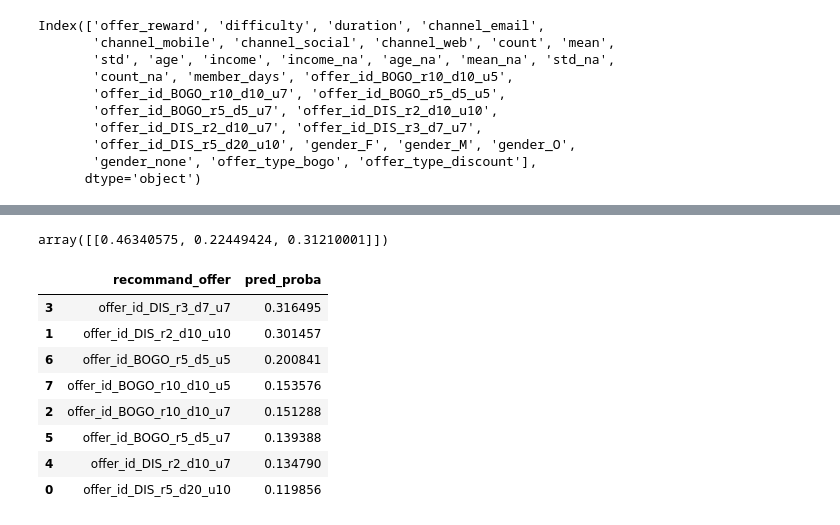
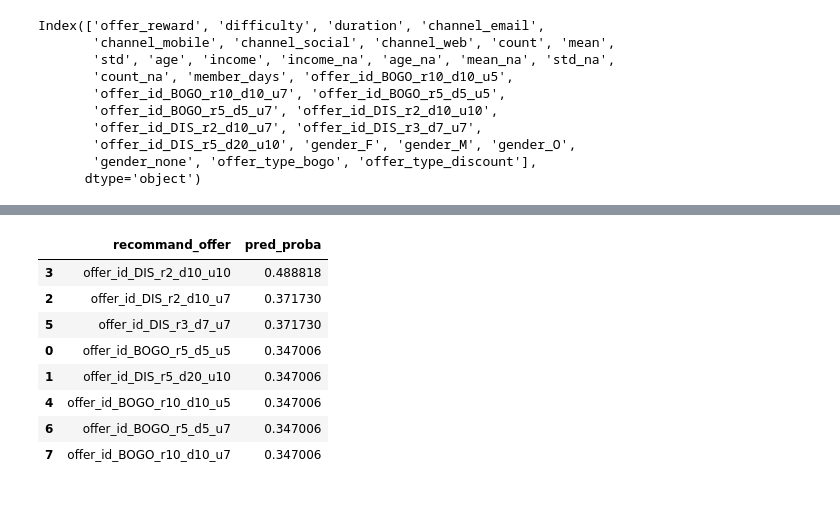
Before and after one commit to venson/starbucks, a Jupyter notebook: Starbucks_Capstone_notebook.ipynb, the cells around one changed output, grey strips where cells are left out. Saved outputs shown, nothing was run; the diff lists cells and outputs as text; code cells hidden in the pictures.

```diff
--- a/Starbucks_Capstone_notebook.ipynb
+++ b/Starbucks_Capstone_notebook.ipynb
@@ -1068,16 +1038,8 @@ best
 # %%
-parameters = {'boosting_type': 'gbdt',
- 'learning_rate': 0.19906721840161523,
- 'max_bin': 9,
- 'max_depth': 6,
- 'n_estimators': 6,
- 'reg_alpha': 50.0,
- 'reg_lambda': 2.814524696460551}
-
-clf = LGBMClassifier(**parameters, random_state=42)
-clf.fit(x_train, y_train)
-print(classification_report(y_test,clf.predict(x_test)))
-ConfusionMatrixDisplay.from_estimator( clf, x_test, y_test, normalize = 'pred')
+LGBMclf = LGBMClassifier(**best, random_state=42)
+LGBMclf.fit(x_train, y_train)
+print(classification_report(y_test,LGBMclf.predict(x_test)))
+ConfusionMatrixDisplay.from_estimator( LGBMclf, x_test, y_test, normalize = 'pred')
 plt.show()
 # %% [output]
               precision    recall  f1-score   support
@@ -1124,11 +1085,7 @@ user_info
 8 rows × 32 columns
-# %%
-clf.predict_proba(x_test.head(1))
-# %% [output]
-array([[0.46340575, 0.22449424, 0.31210001]])
 # %%
 def recomand_offer(age, income, gender, count, mean, std, member_days, user_info=user_info,\
-     classifier=clf,stdscaler=stdscaler, MMscaler=MMscaler):
+     classifier=LGBMclf,stdscaler=stdscaler, MMscaler=MMscaler):
     """
     recommand offer base on user infomation
     the result is base on the probality of completed the offer
@@ -1140,46 +1097,46 @@ def recomand_offer(age, income, gender, count, mean, std, member_days, user_info
 
 
     # process the input data
     user.loc[:,'age'] = 0 if np.isnan(age) else age
     user.loc[:,'age_na'] = 1 if np.isnan(age) else 0
     user.loc[:,'income'] = 0 if np.isnan(income) else income
     user.loc[:,'income_na'] = 1 if np.isnan(income) else 0
 
     user.loc[:,'count'] = 0 if np.isnan(count) else count
     user.loc[:,'count_na'] = 1 if np.isnan(count) else 0
     user.loc[:,'mean'] = 0 if np.isnan(mean) else mean
     user.loc[:,'mean_na'] = 1 if np.isnan(mean) else 0
     user.loc[:,'std'] = 0 if np.isnan(std) else std
     user.loc[:,'std_na'] = 1 if np.isnan(std) else 0
     user.loc[:,'member_days'] = 0 if np.isnan(member_days) else member_days
 
-    user.loc[:,'gender_F'] = 0 if np.isnan(gender) else (1 if gender =='F' else 0)
-    user.loc[:,'gender_M'] = 0 if np.isnan(gender) else (1 if gender =='M' else 0)
-    user.loc[:,'gender_O'] = 0 if np.isnan(gender) else (1 if gender =='O' else 0)
-    user.loc[:,'gender_none'] = 1 if np.isnan(gender) else 0
+    user.loc[:,'gender_F'] = 0 if pd.isnull(gender) else (1 if gender =='F' else 0)
+    user.loc[:,'gender_M'] = 0 if pd.isnull(gender) else (1 if gender =='M' else 0)
+    user.loc[:,'gender_O'] = 0 if pd.isnull(gender) else (1 if gender =='O' else 0)
+    user.loc[:,'gender_none'] = 1 if pd.isnull(gender) else 0
 
     # use scalers to transform the input data
     user[numeric_features] = stdscaler.transform(user[numeric_features])
     user[MinMax_features] = MMscaler.transform(user[MinMax_features])
-    pred = clf.predict_proba(user)
+    pred = classifier.predict_proba(user)
 
     result = pd.concat([user.loc[:,user.columns.str.contains('^offer_id')], \
-        pd.Series(pred[:,2], name='pred_proba')], axis = 1)
+        pd.Series(pred[:,1], name='pred_proba')], axis = 1)
     result.sort_values('pred_proba', ascending=False, inplace=True)
     offer_list = result.columns[result.columns.str.contains('^offer_id')]
     result.loc[:, 'recommand_offer'] = result.loc[:,offer_list].\
         apply(lambda x: offer_list[x ==1].to_list()[0], axis = 1)
     return result[['recommand_offer', 'pred_proba']]
 
-# age,income,gender,count,mean, std, member_days
-recomand_offer(np.nan,2,3,4,5,6,3)
+# age,income,gender('M', 'F', 'O', pd.NA),count,mean, std, member_days
+recomand_offer(np.nan, 20000,'F',2,16,2,344)
 # %% [output]
 |  | recommand_offer | pred_proba |
-| 3 | offer_id_DIS_r3_d7_u7 | 0.316495 |
-| 1 | offer_id_DIS_r2_d10_u10 | 0.301457 |
-| 6 | offer_id_BOGO_r5_d5_u5 | 0.200841 |
-| 7 | offer_id_BOGO_r10_d10_u5 | 0.153576 |
-| 2 | offer_id_BOGO_r10_d10_u7 | 0.151288 |
-| 5 | offer_id_BOGO_r5_d5_u7 | 0.139388 |
-| 4 | offer_id_DIS_r2_d10_u7 | 0.134790 |
-| 0 | offer_id_DIS_r5_d20_u10 | 0.119856 |
+| 3 | offer_id_DIS_r2_d10_u10 | 0.488818 |
+| 2 | offer_id_DIS_r2_d10_u7 | 0.371730 |
+| 5 | offer_id_DIS_r3_d7_u7 | 0.371730 |
+| 0 | offer_id_BOGO_r5_d5_u5 | 0.347006 |
+| 1 | offer_id_DIS_r5_d20_u10 | 0.347006 |
+| 4 | offer_id_BOGO_r10_d10_u5 | 0.347006 |
+| 6 | offer_id_BOGO_r5_d5_u7 | 0.347006 |
+| 7 | offer_id_BOGO_r10_d10_u7 | 0.347006 |
```
Also changed, not shown: parts of 34 cells of this notebook.
